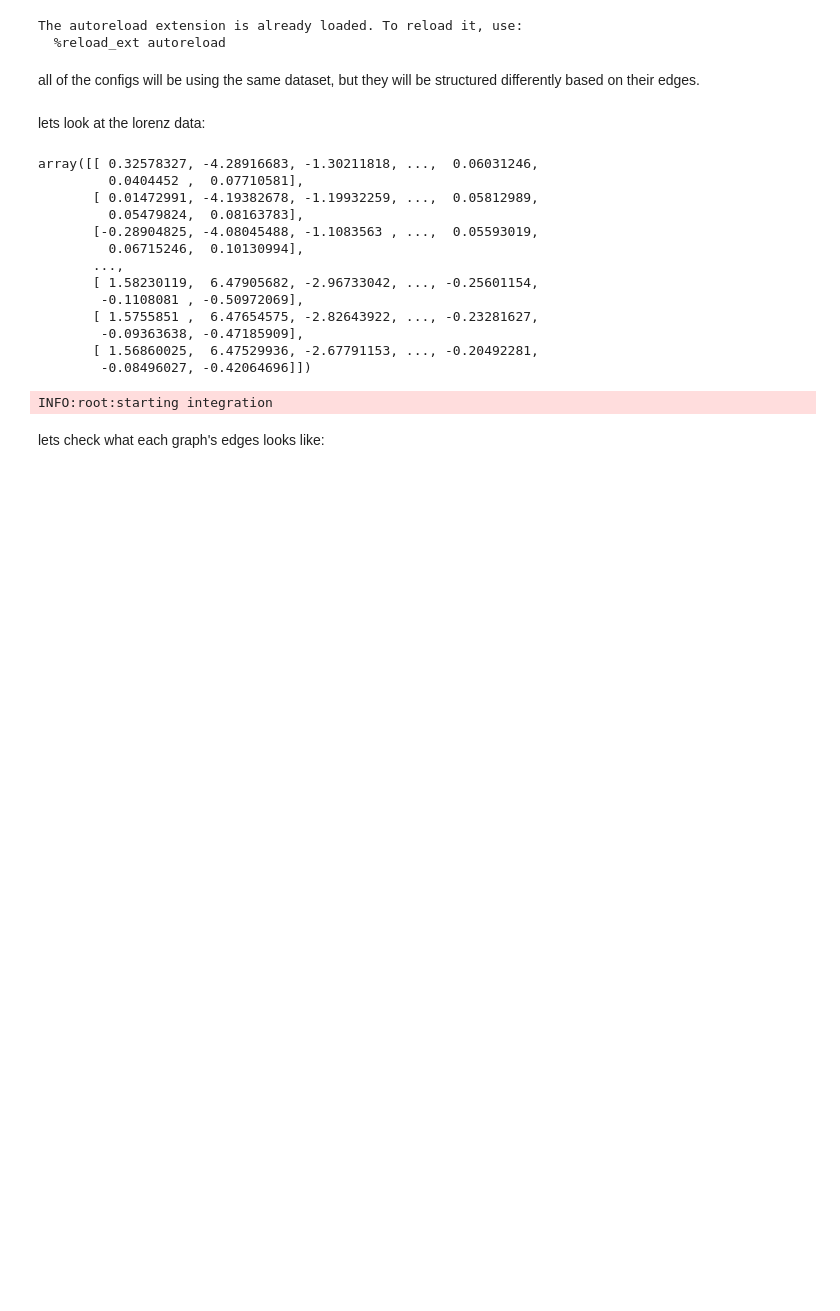
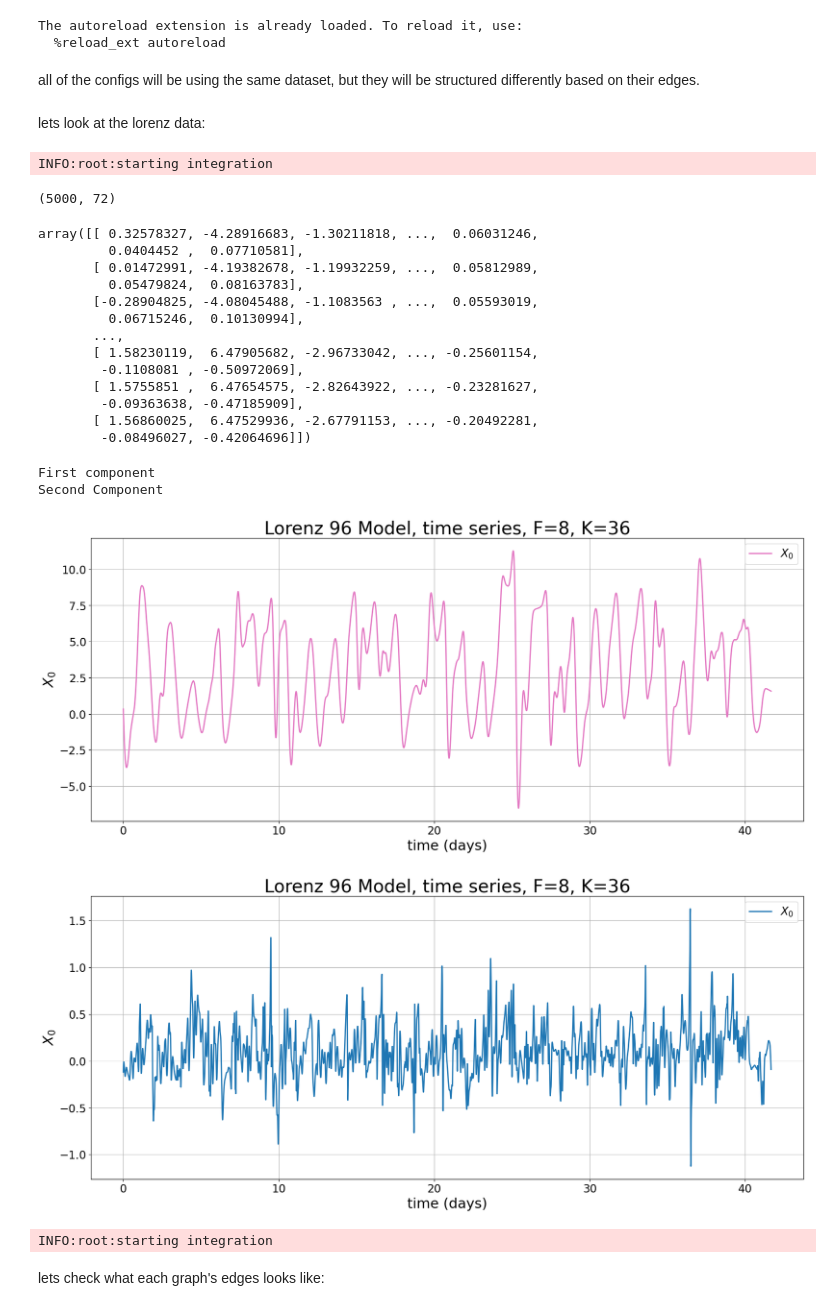
Before and after one commit to miamirabelli/lorenzGNN, a Jupyter notebook: edges_comparison.ipynb, the cells around one changed output. Drawn from its saved outputs; the diff is of its cells as text; code cells hidden in the pictures; blank space fills up the shorter version.

```diff
--- a/edges_comparison.ipynb
+++ b/edges_comparison.ipynb
@@ -186,42 +186,50 @@ all of the configs will be using the same dataset, but they will be structured d
 # %% [markdown]
 lets look at the lorenz data:
 # %%
-# from utils.lorenz import run_download_lorenz96_2coupled
+from utils.lorenz import run_download_lorenz96_2coupled
 
-# run_download_lorenz96_2coupled(
-#         fname="data/edges_comparison4",
-#         K=config_full.K,
-#         F=config_full.F,
-#         c=config_full.c,
-#         b=config_full.b,
-#         h=config_full.h,
-#         n_steps=5000,
-#         resolution=config_full.time_resolution,
-#         seed=config_full.seed)
+run_download_lorenz96_2coupled(
+        fname="data/edges_comparison4",
+        K=config_full.K,
+        F=config_full.F,
+        c=config_full.c,
+        b=config_full.b,
+        h=config_full.h,
+        n_steps=5000,
+        resolution=config_full.time_resolution,
+        seed=config_full.seed)
+# %% [output]
+INFO:root:starting integration
 # %%
-# from utils.lorenz import load_lorenz96_2coupled
+from utils.lorenz import load_lorenz96_2coupled
 
-# t, X = load_lorenz96_2coupled(fname="data/edges_comparison4.npz")
-# print(X.shape)
-#X
+t, X = load_lorenz96_2coupled(fname="data/edges_comparison4.npz")
+print(X.shape)
+X
 # %% [output]
-array([[ 0.32578327, -4.28916683, -1.30211818, ...,  0.06031246,
-         0.0404452 ,  0.07710581],
-       [ 0.01472991, -4.19382678, -1.19932259, ...,  0.05812989,
-         0.05479824,  0.08163783],
-       [-0.28904825, -4.08045488, -1.1083563 , ...,  0.05593019,
-         0.06715246,  0.10130994],
-       ...,
-       [ 1.58230119,  6.47905682, -2.96733042, ..., -0.25601154,
-        -0.1108081 , -0.50972069],
-       [ 1.5755851 ,  6.47654575, -2.82643922, ..., -0.23281627,
-        -0.09363638, -0.47185909],
-       [ 1.56860025,  6.47529936, -2.67791153, ..., -0.20492281,
-        -0.08496027, -0.42064696]])
+(5000, 72)
+array([[ 0.32578327, -4.28916683, -1.30211818, ...,  0.06031246,
+         0.0404452 ,  0.07710581],
+       [ 0.01472991, -4.19382678, -1.19932259, ...,  0.05812989,
+         0.05479824,  0.08163783],
+       [-0.28904825, -4.08045488, -1.1083563 , ...,  0.05593019,
+         0.06715246,  0.10130994],
+       ...,
+       [ 1.58230119,  6.47905682, -2.96733042, ..., -0.25601154,
+        -0.1108081 , -0.50972069],
+       [ 1.5755851 ,  6.47654575, -2.82643922, ..., -0.23281627,
+        -0.09363638, -0.47185909],
+       [ 1.56860025,  6.47529936, -2.67791153, ..., -0.20492281,
+        -0.08496027, -0.42064696]])
 # %%
-# from utils.lorenz96_plotter import plot_Lorenz96
+from utils.lorenz96_plotter import plot_Lorenz96
 
-# plot_Lorenz96(True, False, X, t, 8, 36, config_full.n_samples, config_full.time_resolution)
+plot_Lorenz96(True, False, X, t, 8, 36, config_full.n_samples, config_full.time_resolution)
+# %% [output]
+First component
+Second Component
+[figure, added]
+[figure, added]
 # %%
 configs = [config_full, config_neighbor, config_none]
 all_datasets = [None, None, None]
```
Also changed, not shown: parts of 16 cells of this notebook, 2 other files.
